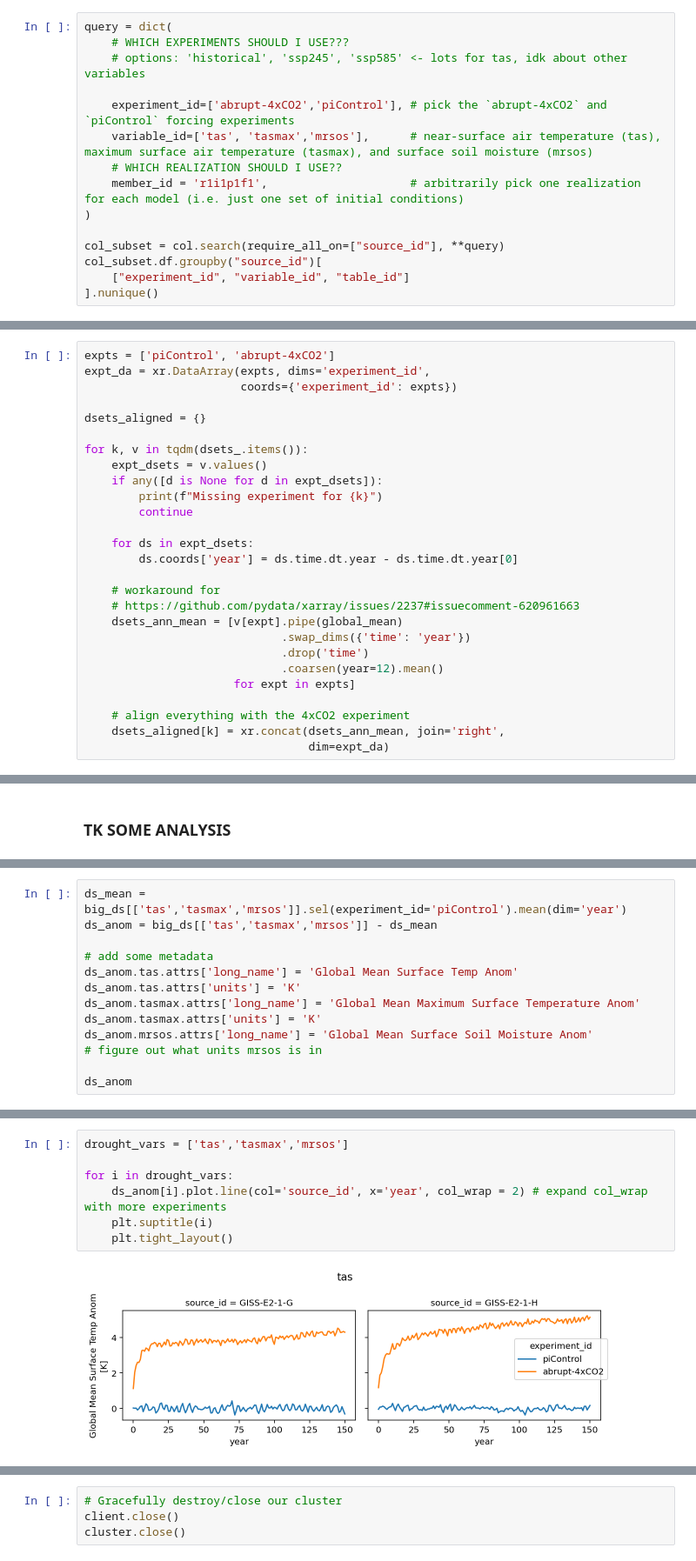
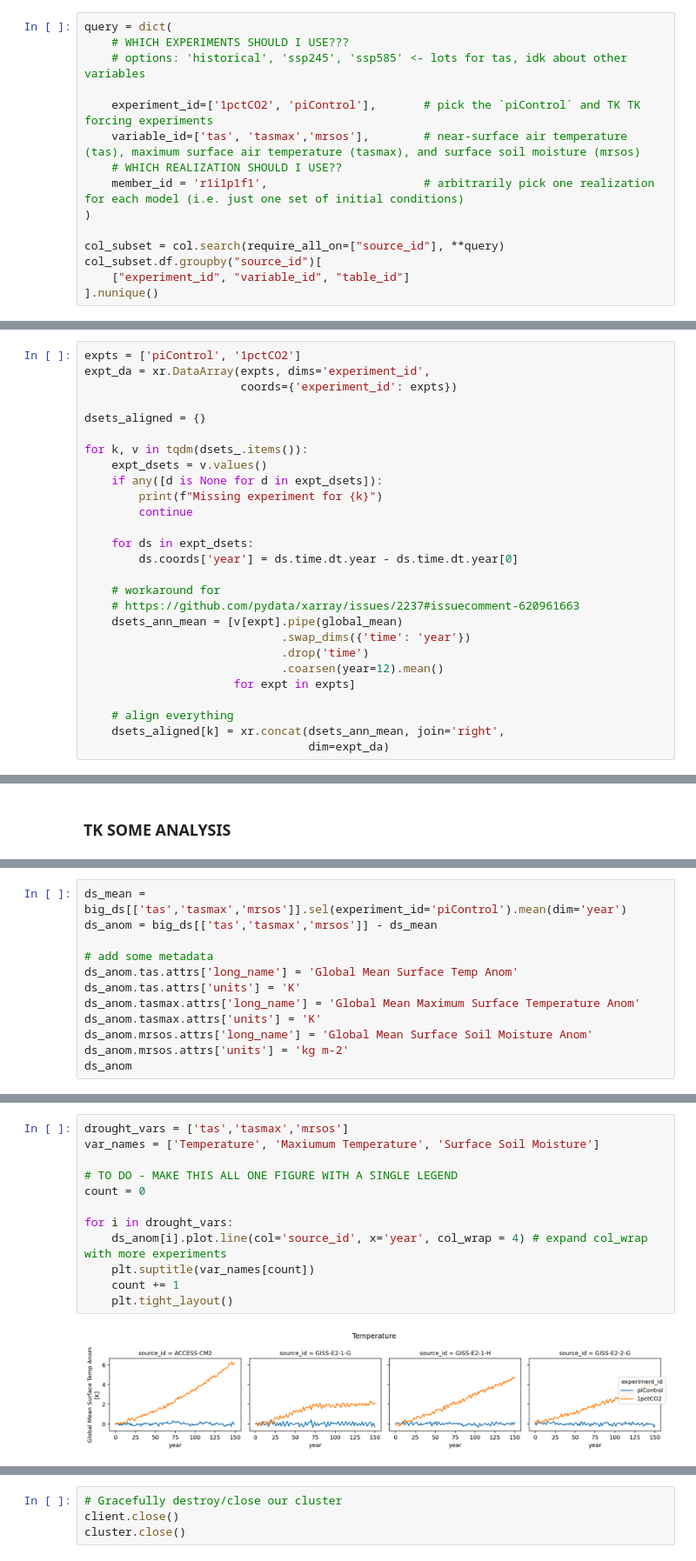
Before and after one commit to zentouro/rces-final, a Jupyter notebook: final_project.ipynb, the cells around one changed output, grey strips where cells are left out. Shown at 87% size. Drawn from its saved outputs; the diff is of its cells as text.

```diff
--- a/final_project.ipynb
+++ b/final_project.ipynb
@@ -108,10 +94,10 @@ query = dict(
     # WHICH EXPERIMENTS SHOULD I USE???
     # options: 'historical', 'ssp245', 'ssp585' <- lots for tas, idk about other variables
 
-    experiment_id=['abrupt-4xCO2','piControl'], # pick the `abrupt-4xCO2` and `piControl` forcing experiments
-    variable_id=['tas', 'tasmax','mrsos'],      # near-surface air temperature (tas), maximum surface air temperature (tasmax), and surface soil moisture (mrsos)
+    experiment_id=['1pctCO2', 'piControl'],       # pick the `piControl` and TK TK forcing experiments
+    variable_id=['tas', 'tasmax','mrsos'],        # near-surface air temperature (tas), maximum surface air temperature (tasmax), and surface soil moisture (mrsos)
     # WHICH REALIZATION SHOULD I USE??
-    member_id = 'r1i1p1f1',                     # arbitrarily pick one realization for each model (i.e. just one set of initial conditions)
+    member_id = 'r1i1p1f1',                       # arbitrarily pick one realization for each model (i.e. just one set of initial conditions)
 )
 
 col_subset = col.search(require_all_on=["source_id"], **query)
@@ -221,7 +170,7 @@ def global_mean(ds):
     other_dims = set(ds.dims) - {'time'}
     return (ds * weight).mean(other_dims)
 # %%
-expts = ['piControl', 'abrupt-4xCO2']
+expts = ['piControl', '1pctCO2']
 expt_da = xr.DataArray(expts, dims='experiment_id',
                        coords={'experiment_id': expts})
 
@@ -244,7 +193,7 @@ for k, v in tqdm(dsets_.items()):
                              .coarsen(year=12).mean()
                       for expt in expts]
 
-    # align everything with the 4xCO2 experiment
+    # align everything
     dsets_aligned[k] = xr.concat(dsets_ann_mean, join='right',
                                  dim=expt_da)
 # %% [output]
@@ -299,8 +264,7 @@ ds_anom.tas.attrs['units'] = 'K'
 ds_anom.tasmax.attrs['long_name'] = 'Global Mean Maximum Surface Temperature Anom'
 ds_anom.tasmax.attrs['units'] = 'K'
 ds_anom.mrsos.attrs['long_name'] = 'Global Mean Surface Soil Moisture Anom'
-# figure out what units mrsos is in
-
+ds_anom.mrsos.attrs['units'] = 'kg m-2'
 ds_anom
 # %% [output]
 <xarray.Dataset>
@@ -316,9 +280,14 @@ Data variables:
 # %%
 drought_vars = ['tas','tasmax','mrsos']
+var_names = ['Temperature', 'Maxiumum Temperature', 'Surface Soil Moisture']
+
+# TO DO - MAKE THIS ALL ONE FIGURE WITH A SINGLE LEGEND
+count = 0
 
 for i in drought_vars:
-    ds_anom[i].plot.line(col='source_id', x='year', col_wrap = 2) # expand col_wrap with more experiments
-    plt.suptitle(i)
+    ds_anom[i].plot.line(col='source_id', x='year', col_wrap = 4) # expand col_wrap with more experiments
+    plt.suptitle(var_names[count])
+    count += 1
     plt.tight_layout()
 # %% [output]
-[figure, old version]
+[figure, new version]
```
Also changed, not shown: parts of 55 cells of this notebook.
